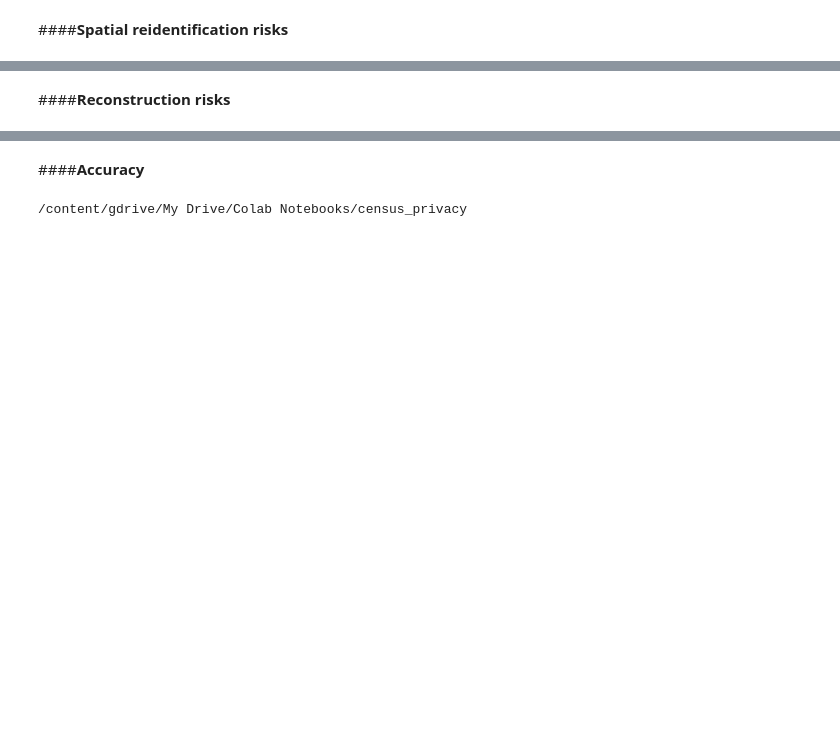
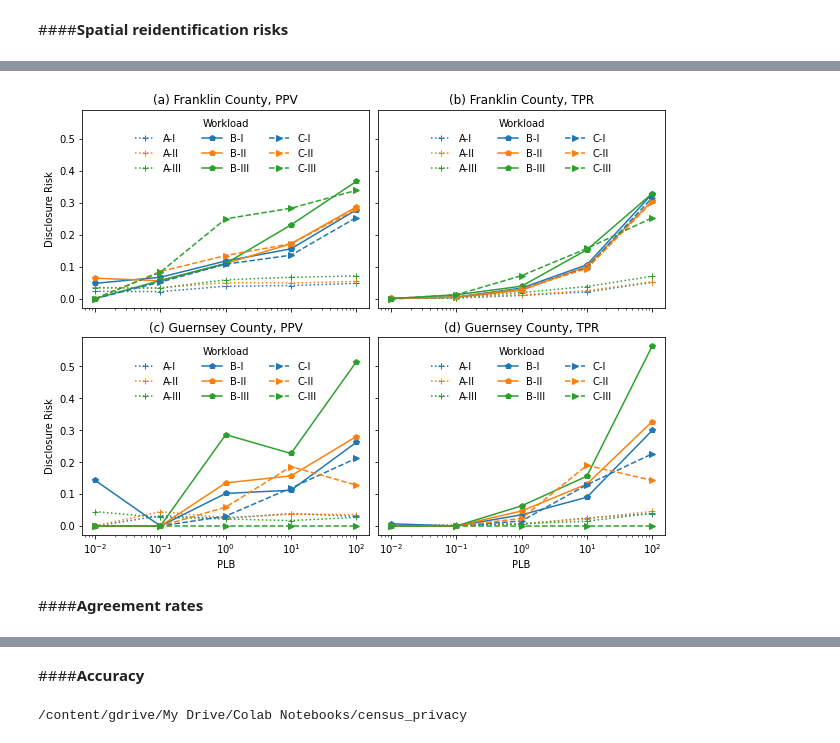
Before and after one commit to linyuehzzz/tda-eval, a Jupyter notebook: plot.ipynb, the cells around one changed output, grey strips where cells are left out. Saved outputs shown, nothing was run; the diff lists cells and outputs as text; code cells hidden in the pictures; blank space fills up the shorter version.

```diff
--- a/plot.ipynb
+++ b/plot.ipynb
@@ -196,5 +36,46 @@ plt.savefig('data/tables/reid_risk_c.eps', format='eps')
-# %% [markdown]
-####**Reconstruction risks**
+# %%
+import matplotlib.pyplot as plt
+
+fig, axes = plt.subplots(nrows=2, ncols=2, sharex=True, sharey=True, figsize = (10,8))
+
+## Franklin, PPV
+ax = df_f_ppv.plot(xticks=df_f_ppv.index, style=['+:C0','+:C1','+:C2','p-C0','p-C1','p-C2','>--C0','>--C1','>--C2'],
+                   xlabel='PLB', ylabel='Disclosure Risk', ax=axes[0, 0])
+ax.set_xscale('log')
+ax.legend(title='Workload', labels=['A-I', 'A-II', 'A-III', 'B-I', 'B-II', 'B-III', 'C-I', 'C-II', 'C-III'],
+          frameon=False, loc='upper center', ncol=3)
+ax.set_title("(a) Franklin County, PPV")
+
+## Franklin, TPR
+ax = df_f_tpr.plot(xticks=df_f_tpr.index, style=['+:C0','+:C1','+:C2','p-C0','p-C1','p-C2','>--C0','>--C1','>--C2'],
+                   xlabel='PLB', ylabel='Disclosure Risk', ax=axes[0, 1])
+ax.set_xscale('log')
+ax.legend(title='Workload', labels=['A-I', 'A-II', 'A-III', 'B-I', 'B-II', 'B-III', 'C-I', 'C-II', 'C-III'],
+          frameon=False, loc='upper center', ncol=3)
+ax.set_title("(b) Franklin County, TPR")
+
+## Guernsey, PPV
+ax = df_g_ppv.plot(xticks=df_g_ppv.index, style=['+:C0','+:C1','+:C2','p-C0','p-C1','p-C2','>--C0','>--C1','>--C2'],
+                   xlabel='PLB', ylabel='Disclosure Risk', ax=axes[1, 0])
+ax.set_xscale('log')
+ax.legend(title='Workload', labels=['A-I', 'A-II', 'A-III', 'B-I', 'B-II', 'B-III', 'C-I', 'C-II', 'C-III'],
+          frameon=False, loc='upper center', ncol=3)
+ax.set_title("(c) Guernsey County, PPV")
+
+## Guernsey, block group level
+ax = df_g_tpr.plot(xticks=df_g_tpr.index, style=['+:C0','+:C1','+:C2','p-C0','p-C1','p-C2','>--C0','>--C1','>--C2'],
+                  xlabel='PLB', ylabel='Disclosure Risk', ax=axes[1, 1])
+ax.set_xscale('log')
+ax.legend(title='Workload', labels=['A-I', 'A-II', 'A-III', 'B-I', 'B-II', 'B-III', 'C-I', 'C-II', 'C-III'],
+          frameon=False, loc='upper center', ncol=3)
+ax.set_title("(d) Guernsey County, TPR")
+
+plt.tight_layout(pad=5, w_pad=0.5, h_pad=1.0)
+plt.savefig('data/tables/reid_risk_c.eps', format='eps')
+# %% [output]
+[figure, added]
+# %% [markdown]
+####**Agreement rates**
 # %%
 %cd "/content/gdrive/My Drive/Colab Notebooks/census_privacy"
 import pandas as pd
```
Also changed, not shown: parts of 12 cells of this notebook.
